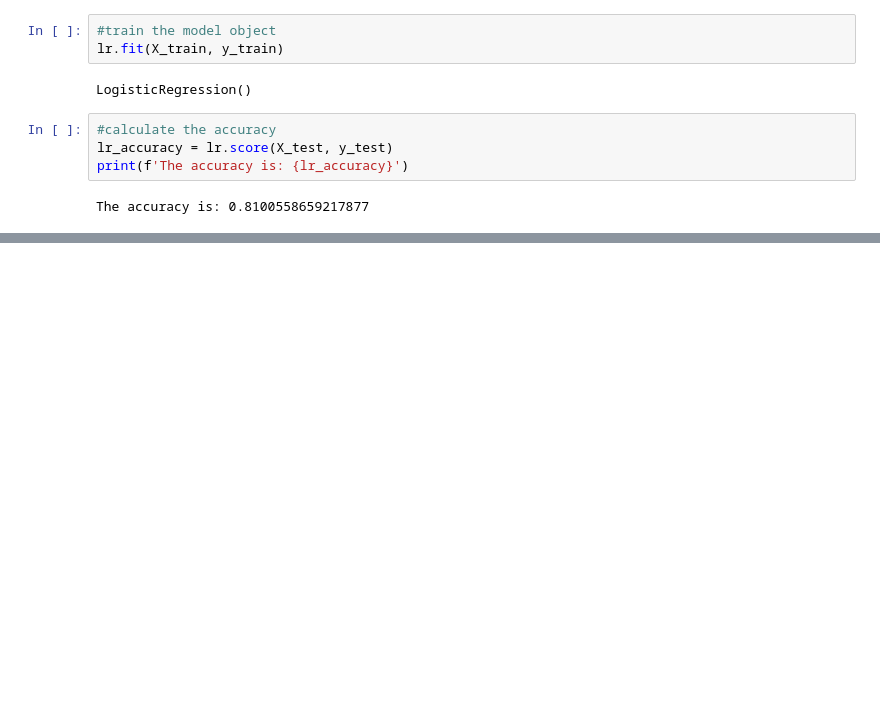
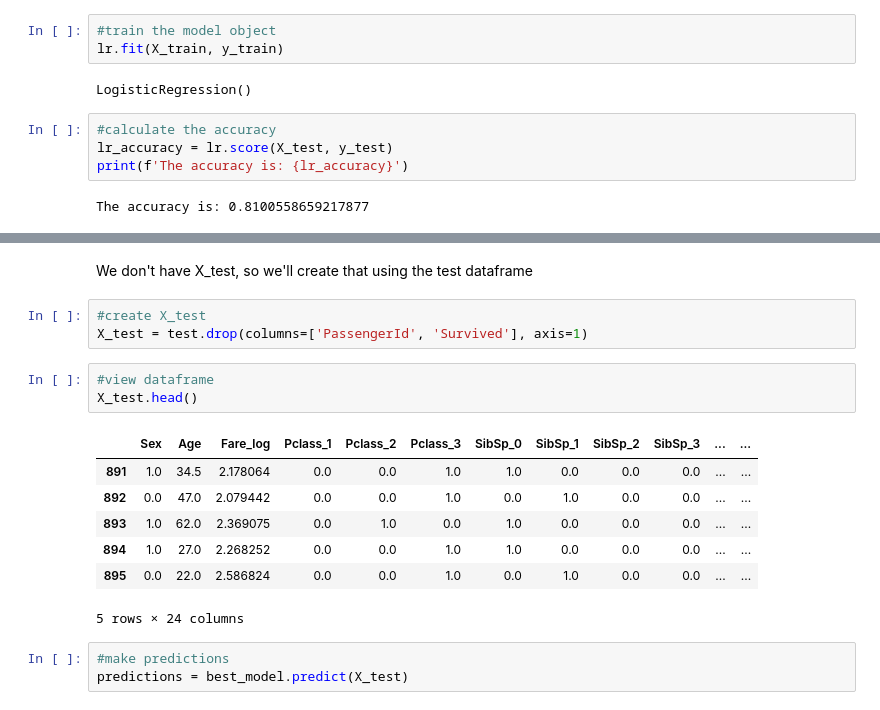
Before and after one commit to Perunu/titanic_kaggle_competition, a Jupyter notebook: titanic_exploration.ipynb, the cells around one changed output, grey strips where cells are left out. Saved outputs shown, nothing was run; the diff lists cells and outputs as text; blank space fills up the shorter version.

```diff
--- a/titanic_exploration.ipynb
+++ b/titanic_exploration.ipynb
@@ -969,0 +1117,19 @@ The accuracy is: 0.8100558659217877
+# %% [markdown]
+We don't have X_test, so we'll create that using the test dataframe
+# %%
+#create X_test
+X_test = test.drop(columns=['PassengerId', 'Survived'], axis=1)
+# %%
+#view dataframe
+X_test.head()
+# %% [output]
+|  | Sex | Age | Fare_log | Pclass_1 | Pclass_2 | Pclass_3 | SibSp_0 | SibSp_1 | SibSp_2 | SibSp_3 | ... | ... |
+| 891 | 1.0 | 34.5 | 2.178064 | 0.0 | 0.0 | 1.0 | 1.0 | 0.0 | 0.0 | 0.0 | ... | ... |
+| 892 | 0.0 | 47.0 | 2.079442 | 0.0 | 0.0 | 1.0 | 0.0 | 1.0 | 0.0 | 0.0 | ... | ... |
+| 893 | 1.0 | 62.0 | 2.369075 | 0.0 | 1.0 | 0.0 | 1.0 | 0.0 | 0.0 | 0.0 | ... | ... |
+| 894 | 1.0 | 27.0 | 2.268252 | 0.0 | 0.0 | 1.0 | 1.0 | 0.0 | 0.0 | 0.0 | ... | ... |
+| 895 | 0.0 | 22.0 | 2.586824 | 0.0 | 0.0 | 1.0 | 0.0 | 1.0 | 0.0 | 0.0 | ... | ... |
+5 rows × 24 columns
+# %%
+#make predictions
+predictions = best_model.predict(X_test)
```
Also changed, not shown: parts of 82 cells of this notebook, 9 other files.
